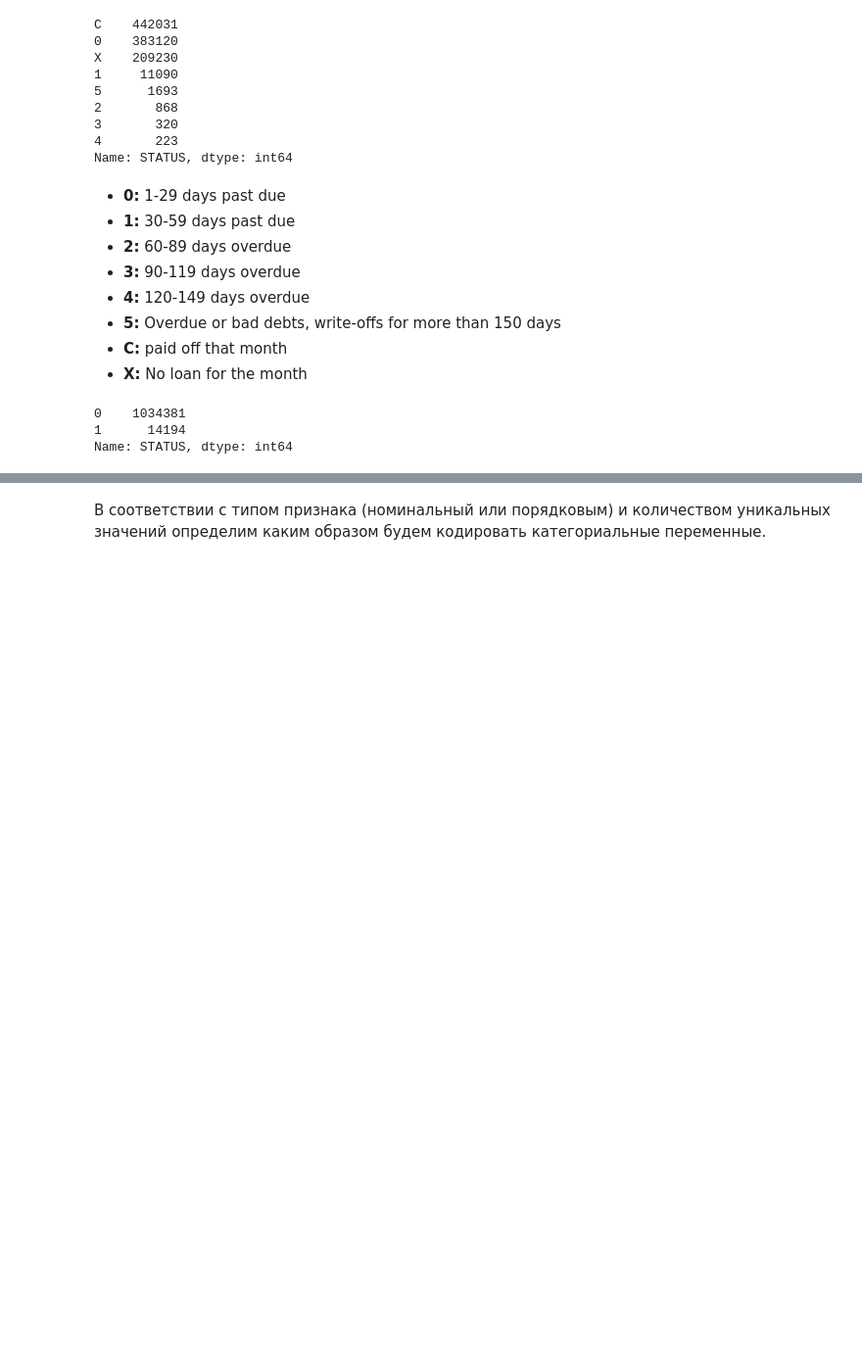
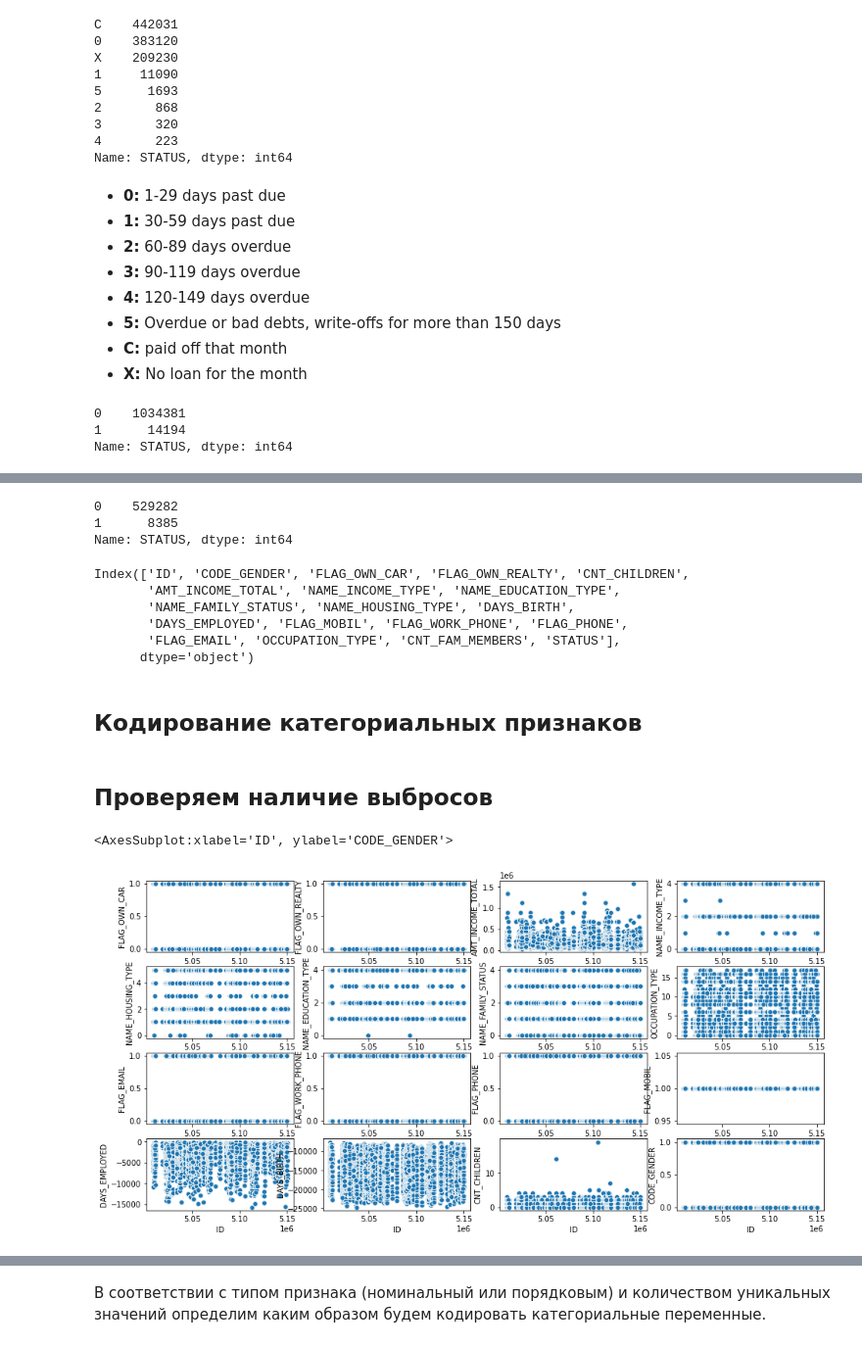
Before and after one commit to lazuraim/Credit-Scoring, a Jupyter notebook: credit_scoring.ipynb, the cells around one changed output, grey strips where cells are left out. Shown at 98% size. Drawn from its saved outputs; the diff is of its cells as text; code cells hidden in the pictures; blank space fills up the shorter version.

```diff
--- a/credit_scoring.ipynb
+++ b/credit_scoring.ipynb
@@ -123,0 +149,17 @@ df.head()
+# %%
+df['STATUS'].value_counts()
+# %% [output]
+0    529282
+1      8385
+Name: STATUS, dtype: int64
+# %%
+df.columns
+# %% [output]
+Index(['ID', 'CODE_GENDER', 'FLAG_OWN_CAR', 'FLAG_OWN_REALTY', 'CNT_CHILDREN',
+       'AMT_INCOME_TOTAL', 'NAME_INCOME_TYPE', 'NAME_EDUCATION_TYPE',
+       'NAME_FAMILY_STATUS', 'NAME_HOUSING_TYPE', 'DAYS_BIRTH',
+       'DAYS_EMPLOYED', 'FLAG_MOBIL', 'FLAG_WORK_PHONE', 'FLAG_PHONE',
+       'FLAG_EMAIL', 'OCCUPATION_TYPE', 'CNT_FAM_MEMBERS', 'STATUS'],
+      dtype='object')
+# %% [markdown]
+## Кодирование категориальных признаков
@@ -123,0 +181,30 @@ df.head()
+# %% [markdown]
+## Проверяем наличие выбросов
+# %%
+# проверяем наличие выбросов с помощью визуализации
+
+fig, ax = plt.subplots(nrows=4, ncols=4, figsize=(16,8))
+sns.scatterplot(x=df['ID'], y=df['FLAG_OWN_CAR'], data=df, ax=ax[0][0])
+sns.scatterplot(x=df['ID'], y=df['FLAG_OWN_REALTY'], data=df, ax=ax[0][1])
+sns.scatterplot(x=df['ID'], y=df['AMT_INCOME_TOTAL'], data=df, ax=ax[0][2])
+sns.scatterplot(x=df['ID'], y=df['NAME_INCOME_TYPE'], data=df, ax=ax[0][3])
+
+
+sns.scatterplot(x=df['ID'], y=df['NAME_HOUSING_TYPE'], data=df, ax=ax[1][0])
+sns.scatterplot(x=df['ID'], y=df['NAME_EDUCATION_TYPE'], data=df, ax=ax[1][1])
+sns.scatterplot(x=df['ID'], y=df['NAME_FAMILY_STATUS'], data=df, ax=ax[1][2])
+sns.scatterplot(x=df['ID'], y=df['OCCUPATION_TYPE'], data=df, ax=ax[1][3])
+
+
+sns.scatterplot(x=df['ID'], y=df['FLAG_EMAIL'], data=df, ax=ax[2][0])
+sns.scatterplot(x=df['ID'], y=df['FLAG_WORK_PHONE'], data=df, ax=ax[2][1])
+sns.scatterplot(x=df['ID'], y=df['FLAG_PHONE'], data=df, ax=ax[2][2])
+sns.scatterplot(x=df['ID'], y=df['FLAG_MOBIL'], data=df, ax=ax[2][3])
+
+sns.scatterplot(x=df['ID'], y=df['DAYS_EMPLOYED'], data=df, ax=ax[3][0])
+sns.scatterplot(x=df['ID'], y=df['DAYS_BIRTH'], data=df, ax=ax[3][1])
+sns.scatterplot(x=df['ID'], y=df['CNT_CHILDREN'], data=df, ax=ax[3][2])
+sns.scatterplot(x=df['ID'], y=df['CODE_GENDER'], data=df, ax=ax[3][3])
+# %% [output]
+<AxesSubplot:xlabel='ID', ylabel='CODE_GENDER'>
+[figure, added]
```
Also changed, not shown: parts of 72 cells of this notebook.
